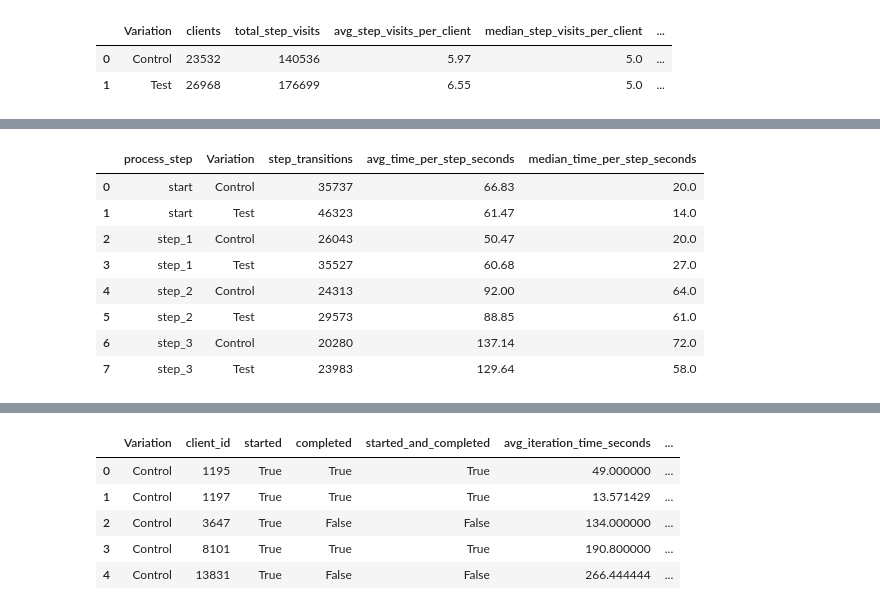
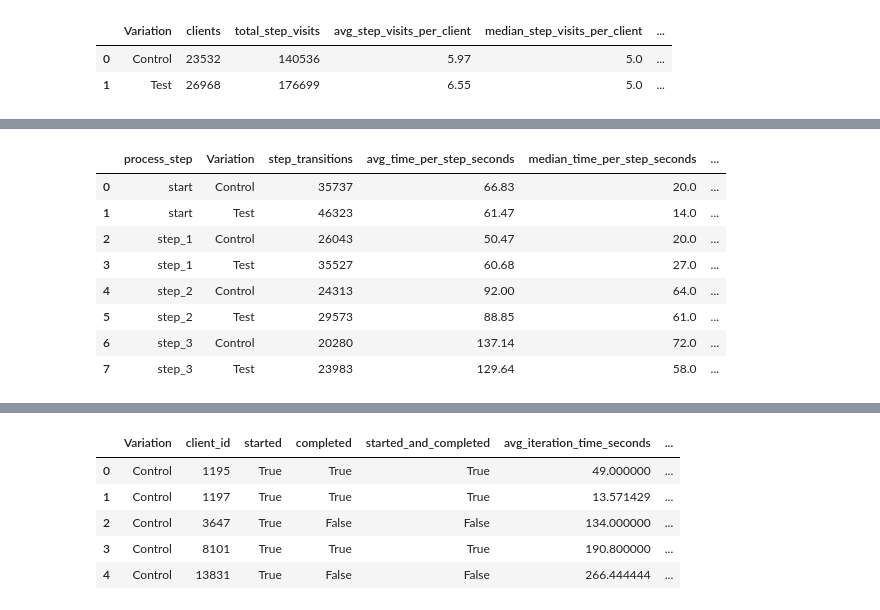
Before and after one commit to bloodnickel/project_2, a Jupyter notebook: testkpi.ipynb, the cells around one changed output, grey strips where cells are left out. Cells and saved outputs as stored; diff of their text form; code cells hidden in the pictures.

```diff
--- a/testkpi.ipynb
+++ b/testkpi.ipynb
@@ -439,47 +535,111 @@ kpi_df["next_process_step"] = (
     kpi_df.groupby(["Variation", "client_id", "visit_id"])["process_step"]
     .shift(-1)
 )
 
 kpi_df["time_to_next_step_seconds"] = (
     kpi_df["next_date_time"] - kpi_df["date_time"]
 ).dt.total_seconds()
 
-# Keep valid step transitions only
+# Keep valid transitions only
 step_time_df = kpi_df[
     (kpi_df["time_to_next_step_seconds"].notna()) &
     (kpi_df["time_to_next_step_seconds"] >= 0) &
     (kpi_df["process_step"] != "confirm")
 ].copy()
+
+# =========================
+# 6A.1 Raw Time per Step KPI
+# =========================
 
 time_per_step_kpi = (
     step_time_df.groupby(["process_step", "Variation"], observed=True)
     .agg(
         step_transitions=("time_to_next_step_seconds", "count"),
         avg_time_per_step_seconds=("time_to_next_step_seconds", "mean"),
         median_time_per_step_seconds=("time_to_next_step_seconds", "median")
     )
     .reset_index()
 )
 
 time_per_step_kpi["avg_time_per_step_seconds"] = time_per_step_kpi["avg_time_per_step_seconds"].round(2)
 time_per_step_kpi["median_time_per_step_seconds"] = time_per_step_kpi["median_time_per_step_seconds"].round(2)
 
-time_per_step_kpi["Variation"] = pd.Categorical(time_per_step_kpi["Variation"], categories=variation_order, ordered=True)
-time_per_step_kpi["process_step"] = pd.Categorical(time_per_step_kpi["process_step"], categories=step_order[:-1], ordered=True)
+# =========================
+# 6A.2 IQR Time per Step KPI
+# IQR applied by Variation + process_step
+# =========================
 
-time_per_step_kpi = time_per_step_kpi.sort_values(["process_step", "Variation"]).reset_index(drop=True)
+step_time_df["iqr_group"] = (
+    step_time_df["Variation"].astype(str) + "_" + step_time_df["process_step"].astype(str)
+)
 
-time_per_step_kpi
+step_time_df_iqr = remove_outliers_iqr_by_group(
+    step_time_df,
+    value_col="time_to_next_step_seconds",
+    group_col="iqr_group",
+    multiplier=1.5
+)
+
+time_per_step_iqr_kpi = (
+    step_time_df_iqr.groupby(["process_step", "Variation"], observed=True)
+    .agg(
+        step_transitions_iqr=("time_to_next_step_seconds", "count"),
+        avg_time_per_step_seconds_iqr=("time_to_next_step_seconds", "mean"),
+        median_time_per_step_seconds_iqr=("time_to_next_step_seconds", "median")
+    )
+    .reset_index()
+)
+
+time_per_step_iqr_kpi["avg_time_per_step_seconds_iqr"] = time_per_step_iqr_kpi["avg_time_per_step_seconds_iqr"].round(2)
+time_per_step_iqr_kpi["median_time_per_step_seconds_iqr"] = time_per_step_iqr_kpi["median_time_per_step_seconds_iqr"].round(2)
+
+# =========================
+# 6A.3 Raw vs IQR Time per Step Comparison
+# =========================
+
+time_per_step_comparison_kpi = time_per_step_kpi.merge(
+    time_per_step_iqr_kpi,
+    on=["process_step", "Variation"],
+    how="left"
+)
+
+time_per_step_comparison_kpi["transitions_removed_iqr"] = (
+    time_per_step_comparison_kpi["step_transitions"] - time_per_step_comparison_kpi["step_transitions_iqr"]
+)
+
+time_per_step_comparison_kpi["transitions_removed_iqr_%"] = (
+    time_per_step_comparison_kpi["transitions_removed_iqr"] / time_per_step_comparison_kpi["step_transitions"] * 100
+).round(2)
+
+time_per_step_comparison_kpi["Variation"] = pd.Categorical(
+    time_per_step_comparison_kpi["Variation"],
+    categories=variation_order,
+    ordered=True
+)
+
+time_per_step_comparison_kpi["process_step"] = pd.Categorical(
+    time_per_step_comparison_kpi["process_step"],
+    categories=step_order[:-1],
+    ordered=True
+)
+
+time_per_step_comparison_kpi = (
+    time_per_step_comparison_kpi
+    .sort_values(["process_step", "Variation"])
+    .reset_index(drop=True)
+)
+
+time_per_step_comparison_kpi
 # %% [output]
-|  | process_step | Variation | step_transitions | avg_time_per_step_seconds | median_time_per_step_seconds |
-| 0 | start | Control | 35737 | 66.83 | 20.0 |
-| 1 | start | Test | 46323 | 61.47 | 14.0 |
-| 2 | step_1 | Control | 26043 | 50.47 | 20.0 |
-| 3 | step_1 | Test | 35527 | 60.68 | 27.0 |
-| 4 | step_2 | Control | 24313 | 92.00 | 64.0 |
-| 5 | step_2 | Test | 29573 | 88.85 | 61.0 |
-| 6 | step_3 | Control | 20280 | 137.14 | 72.0 |
-| 7 | step_3 | Test | 23983 | 129.64 | 58.0 |
+|  | process_step | Variation | step_transitions | avg_time_per_step_seconds | median_time_per_step_seconds | ... |
+| 0 | start | Control | 35737 | 66.83 | 20.0 | ... |
+| 1 | start | Test | 46323 | 61.47 | 14.0 | ... |
+| 2 | step_1 | Control | 26043 | 50.47 | 20.0 | ... |
+| 3 | step_1 | Test | 35527 | 60.68 | 27.0 | ... |
+| 4 | step_2 | Control | 24313 | 92.00 | 64.0 | ... |
+| 5 | step_2 | Test | 29573 | 88.85 | 61.0 | ... |
+| 6 | step_3 | Control | 20280 | 137.14 | 72.0 | ... |
+| 7 | step_3 | Test | 23983 | 129.64 | 58.0 | ... |
 # %%
 # =========================
 # 6B. Total Completion Time
```
Also changed, not shown: parts of 66 cells of this notebook, 1 other file.
